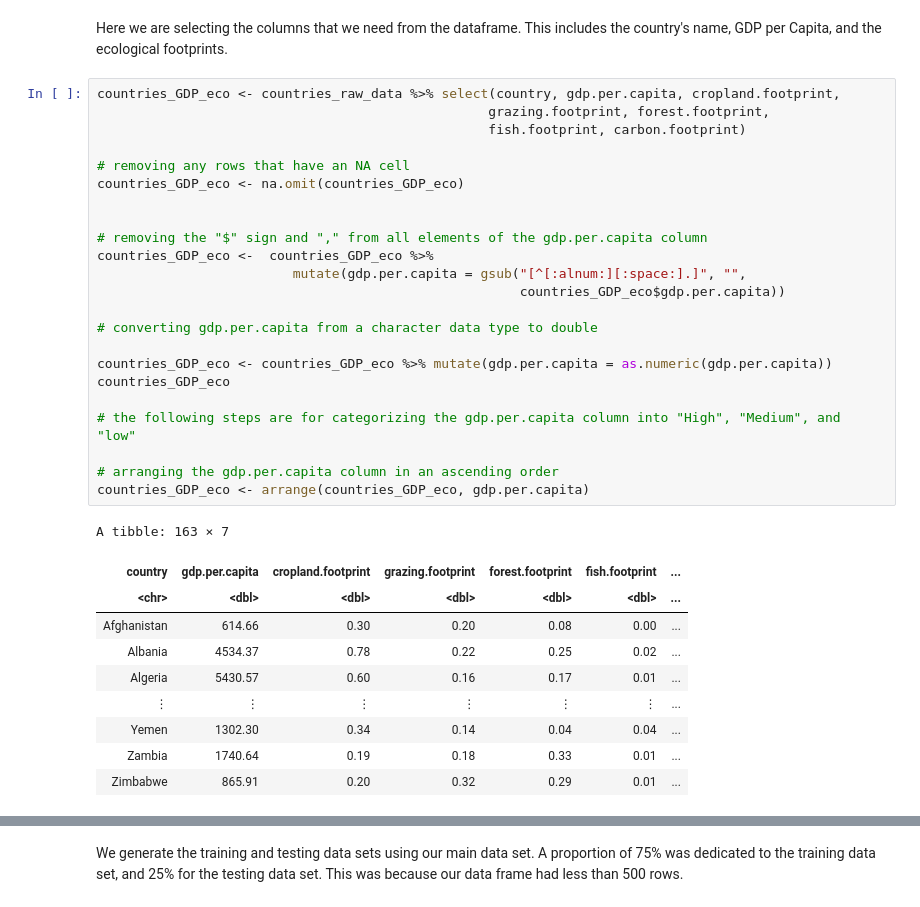
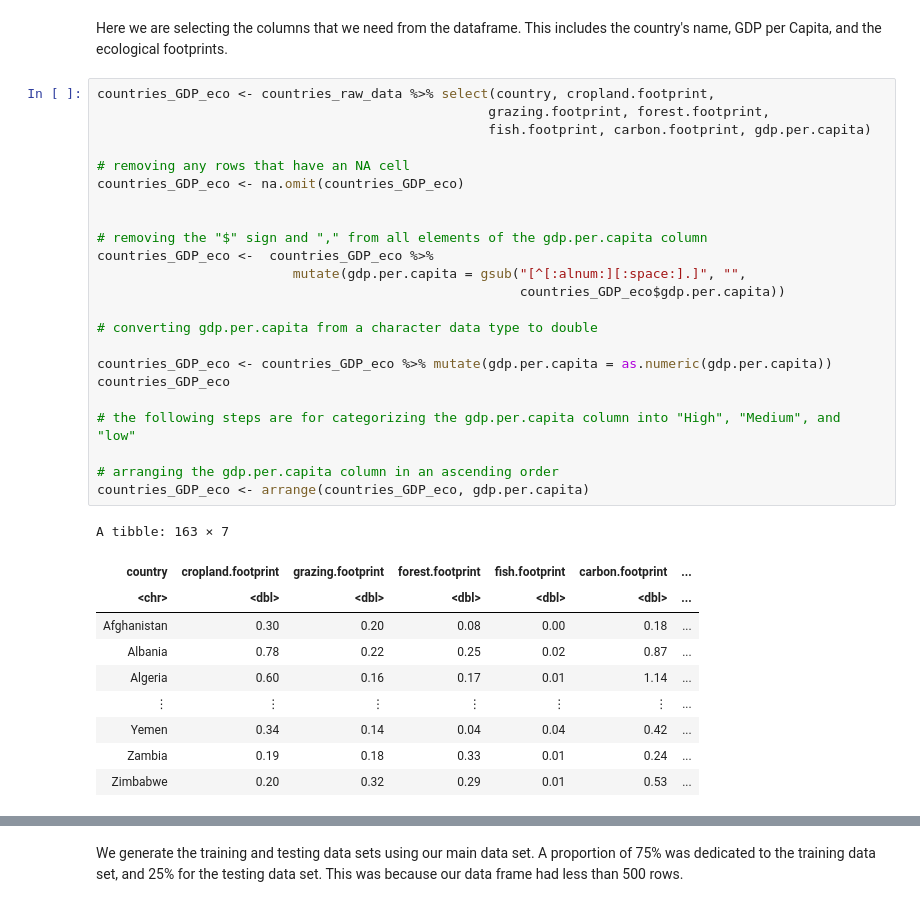
Before and after one commit to tsabkuro/EcoFoot, a Jupyter notebook: report.ipynb, the cells around one changed output, grey strips where cells are left out. Saved outputs shown, nothing was run; the diff lists cells and outputs as text.

```diff
--- a/report.ipynb
+++ b/report.ipynb
@@ -54,36 +54,36 @@ See spec(...) for full column specifications.
 # %% [markdown]
 Here we are selecting the columns that we need from the dataframe. This includes the country's name, GDP per Capita, and the ecological footprints.
 # %%
-countries_GDP_eco <- countries_raw_data %>% select(country, gdp.per.capita, cropland.footprint,
+countries_GDP_eco <- countries_raw_data %>% select(country, cropland.footprint,
                                                   grazing.footprint, forest.footprint,
-                                                  fish.footprint, carbon.footprint)
+                                                  fish.footprint, carbon.footprint, gdp.per.capita)
 
 # removing any rows that have an NA cell
 countries_GDP_eco <- na.omit(countries_GDP_eco)
 
 
 # removing the "$" sign and "," from all elements of the gdp.per.capita column
 countries_GDP_eco <-  countries_GDP_eco %>%
                          mutate(gdp.per.capita = gsub("[^[:alnum:][:space:].]", "",
                                                       countries_GDP_eco$gdp.per.capita))
 
 # converting gdp.per.capita from a character data type to double
 
 countries_GDP_eco <- countries_GDP_eco %>% mutate(gdp.per.capita = as.numeric(gdp.per.capita))
 countries_GDP_eco
 
 # the following steps are for categorizing the gdp.per.capita column into "High", "Medium", and "low"
 
 # arranging the gdp.per.capita column in an ascending order
 countries_GDP_eco <- arrange(countries_GDP_eco, gdp.per.capita)
 # %% [output]
 A tibble: 163 × 7
-| country | gdp.per.capita | cropland.footprint | grazing.footprint | forest.footprint | fish.footprint | ... |
+| country | cropland.footprint | grazing.footprint | forest.footprint | fish.footprint | carbon.footprint | ... |
 | <chr> | <dbl> | <dbl> | <dbl> | <dbl> | <dbl> | ... |
-| Afghanistan | 614.66 | 0.30 | 0.20 | 0.08 | 0.00 | ... |
-| Albania | 4534.37 | 0.78 | 0.22 | 0.25 | 0.02 | ... |
-| Algeria | 5430.57 | 0.60 | 0.16 | 0.17 | 0.01 | ... |
+| Afghanistan | 0.30 | 0.20 | 0.08 | 0.00 | 0.18 | ... |
+| Albania | 0.78 | 0.22 | 0.25 | 0.02 | 0.87 | ... |
+| Algeria | 0.60 | 0.16 | 0.17 | 0.01 | 1.14 | ... |
 | ⋮ | ⋮ | ⋮ | ⋮ | ⋮ | ⋮ | ... |
-| Yemen | 1302.30 | 0.34 | 0.14 | 0.04 | 0.04 | ... |
-| Zambia | 1740.64 | 0.19 | 0.18 | 0.33 | 0.01 | ... |
-| Zimbabwe | 865.91 | 0.20 | 0.32 | 0.29 | 0.01 | ... |
+| Yemen | 0.34 | 0.14 | 0.04 | 0.04 | 0.42 | ... |
+| Zambia | 0.19 | 0.18 | 0.33 | 0.01 | 0.24 | ... |
+| Zimbabwe | 0.20 | 0.32 | 0.29 | 0.01 | 0.53 | ... |
```
Also changed, not shown: parts of 9 cells of this notebook.
